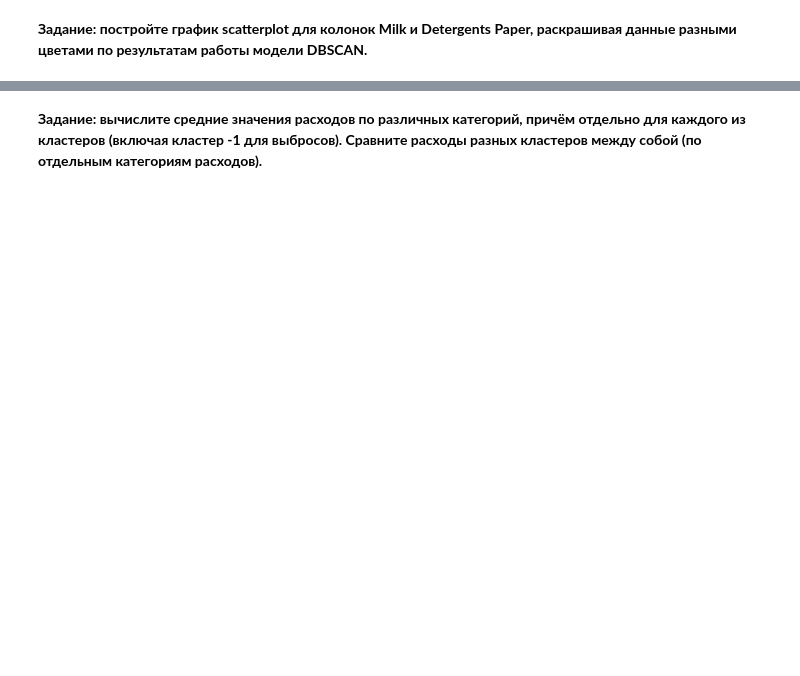
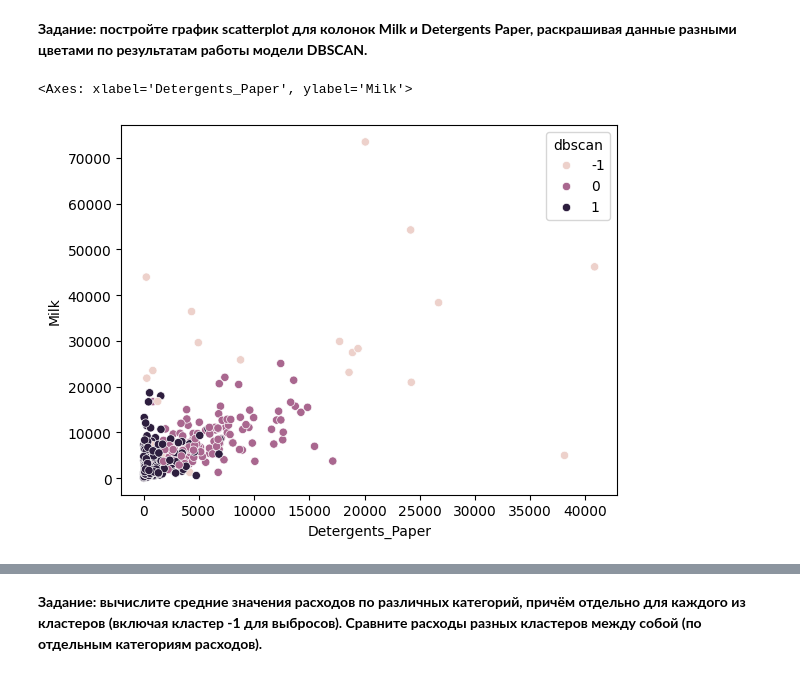
Before and after one commit to giulerg/IBM-labs, a Jupyter notebook: DBSCAN.ipynb, the cells around one changed output, grey strips where cells are left out. Saved outputs shown, nothing was run; the diff lists cells and outputs as text; code cells hidden in the pictures; blank space fills up the shorter version.

```diff
--- a/DBSCAN.ipynb
+++ b/DBSCAN.ipynb
@@ -164,3 +197,7 @@ DBSCAN(eps=2)
 **Задание: постройте график scatterplot для колонок Milk и Detergents Paper, раскрашивая данные разными цветами по результатам работы модели DBSCAN.**
 # %%
 # Напишите Ваш код в этой ячейке
+sns.scatterplot(df, x='Detergents_Paper', y='Milk', hue='dbscan')
+# %% [output]
+<Axes: xlabel='Detergents_Paper', ylabel='Milk'>
+[figure, added]
```
Also changed, not shown: parts of 36 cells of this notebook.
